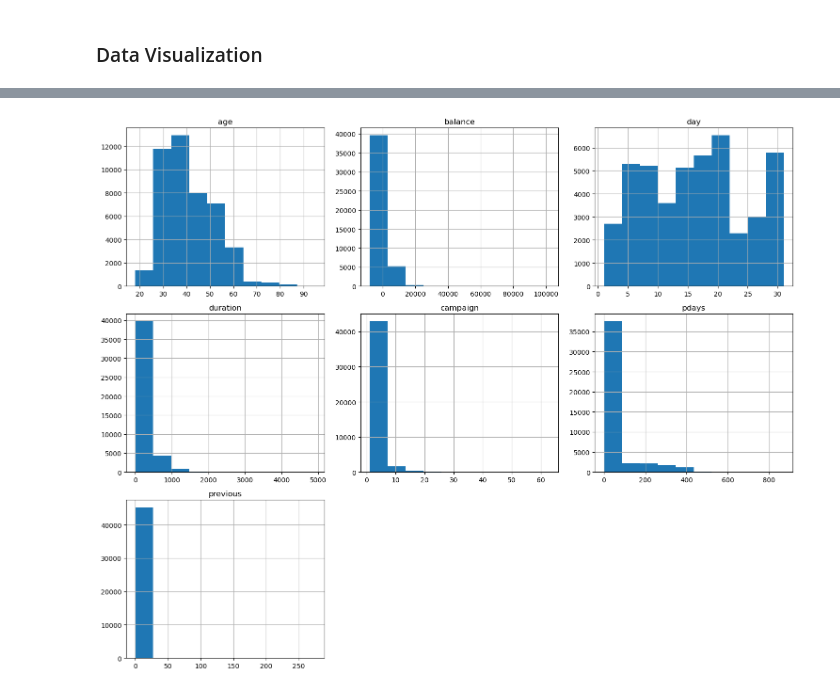
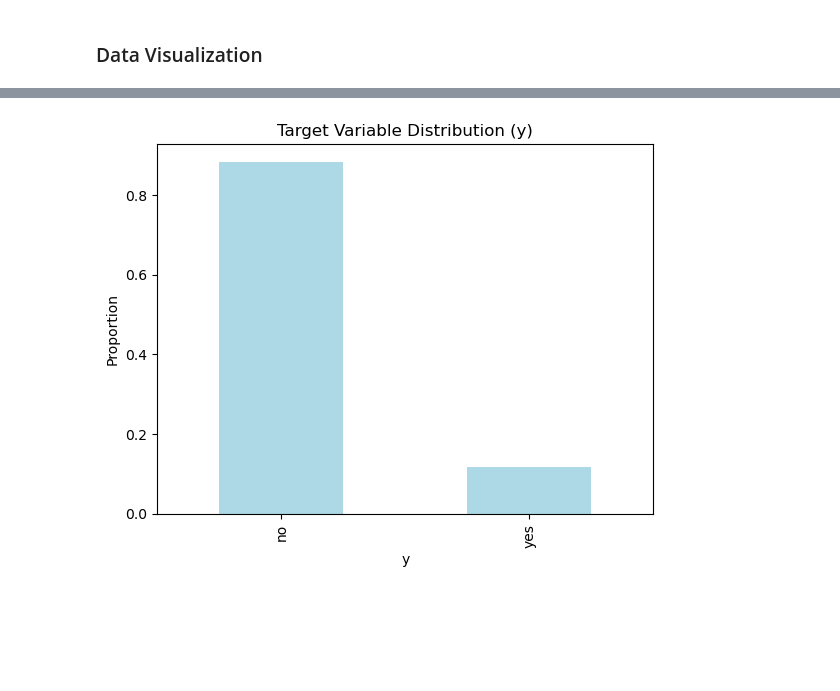
Before and after one commit to eddiexunyc/ml_big_data_work, a Jupyter notebook: Assignment 1/data622_assignment_1.ipynb, the cells around one changed output, grey strips where cells are left out. Drawn from its saved outputs; the diff is of its cells as text; code cells hidden in the pictures; blank space fills up the shorter version.

```diff
--- a/Assignment 1/data622_assignment_1.ipynb
+++ b/Assignment 1/data622_assignment_1.ipynb
@@ -137,7 +169,8 @@ plt.show()
-# %%
-# histogram on data distribution
-bank_full.hist(figsize=(15, 12))
-plt.tight_layout()
-plt.show()
-# %% [output]
-[figure, removed]
+# %%
+# target variable distribution
+bank_full['y'].value_counts(normalize=True).plot(kind='bar', color='lightblue')
+plt.title("Target Variable Distribution (y)")
+plt.ylabel("Proportion")
+plt.show()
+# %% [output]
+[figure, added]
```
Also changed, not shown: parts of 15 cells of this notebook.
